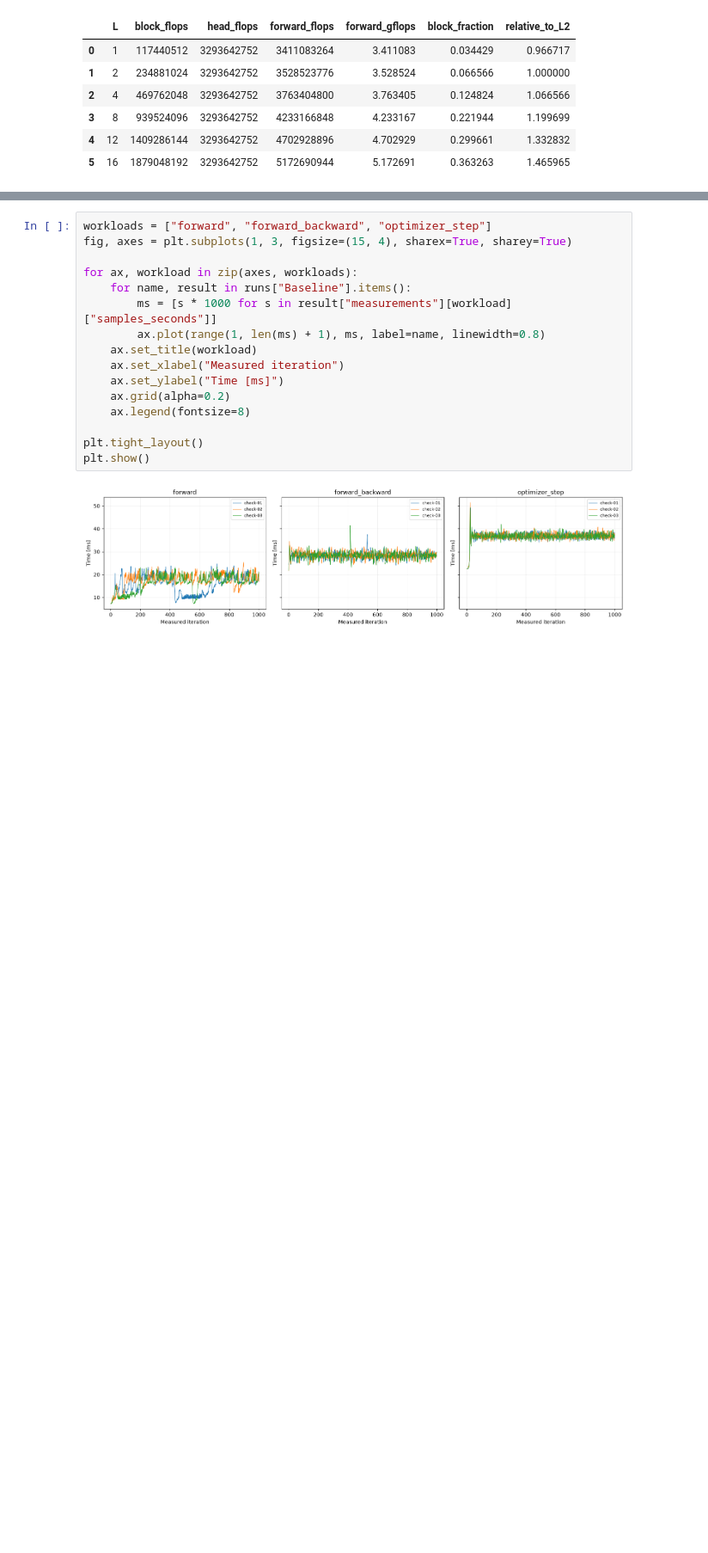
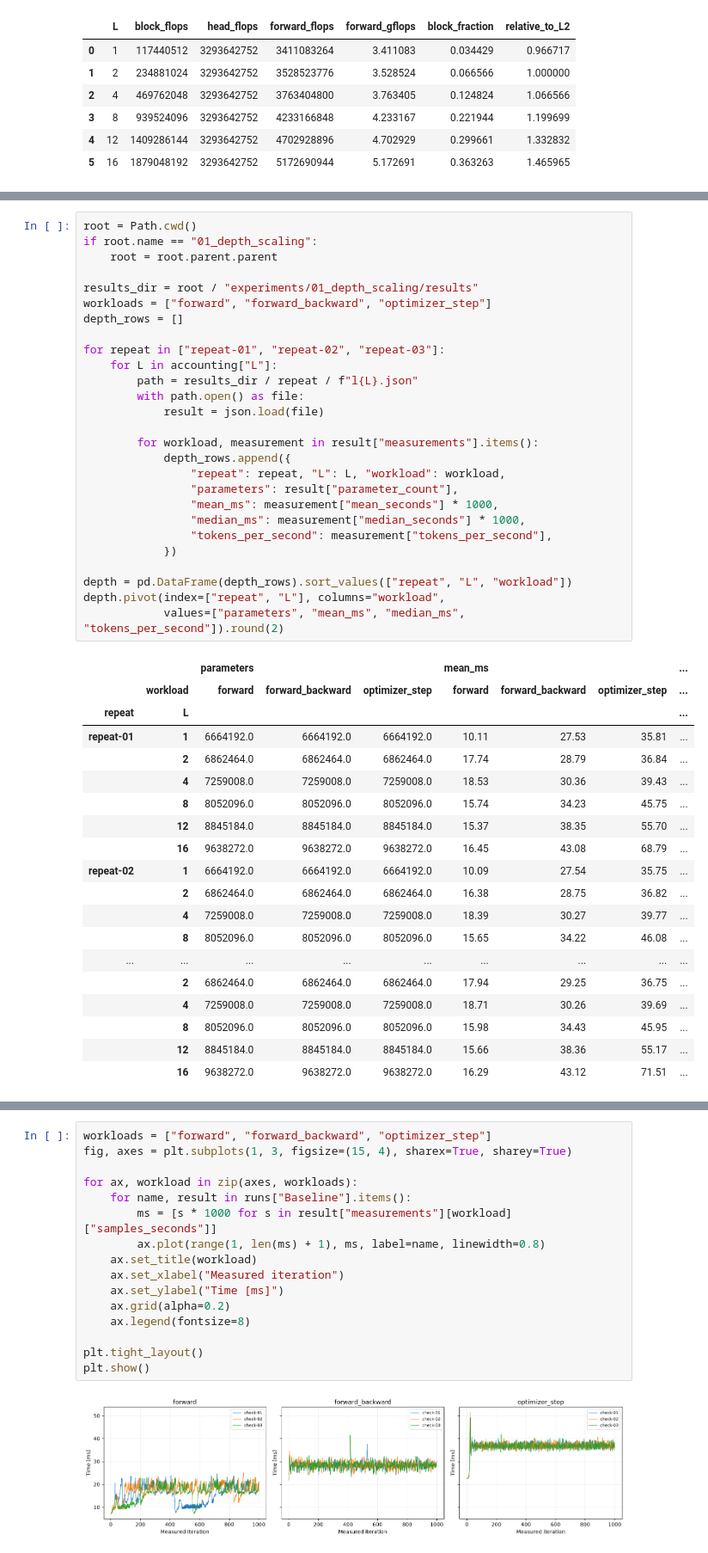
Before and after one commit to WiktorZoga/llm-systems-lab, a Jupyter notebook: experiments/01_depth_scaling/analysis.ipynb, the cells around one changed output, grey strips where cells are left out. Shown at 86% size. Cells and saved outputs as stored; diff of their text form; blank space fills up the shorter version.

```diff
--- a/experiments/01_depth_scaling/analysis.ipynb
+++ b/experiments/01_depth_scaling/analysis.ipynb
@@ -34,0 +47,47 @@ accounting
+# %%
+root = Path.cwd()
+if root.name == "01_depth_scaling":
+    root = root.parent.parent
+
+results_dir = root / "experiments/01_depth_scaling/results"
+workloads = ["forward", "forward_backward", "optimizer_step"]
+depth_rows = []
+
+for repeat in ["repeat-01", "repeat-02", "repeat-03"]:
+    for L in accounting["L"]:
+        path = results_dir / repeat / f"l{L}.json"
+        with path.open() as file:
+            result = json.load(file)
+
+        for workload, measurement in result["measurements"].items():
+            depth_rows.append({
+                "repeat": repeat, "L": L, "workload": workload,
+                "parameters": result["parameter_count"],
+                "mean_ms": measurement["mean_seconds"] * 1000,
+                "median_ms": measurement["median_seconds"] * 1000,
+                "tokens_per_second": measurement["tokens_per_second"],
+            })
+
+depth = pd.DataFrame(depth_rows).sort_values(["repeat", "L", "workload"])
+depth.pivot(index=["repeat", "L"], columns="workload",
+            values=["parameters", "mean_ms", "median_ms", "tokens_per_second"]).round(2)
+# %% [output]
+|  |  | parameters |  |  | mean_ms |  |  | ... |
+|  | workload | forward | forward_backward | optimizer_step | forward | forward_backward | optimizer_step | ... |
+| repeat | L |  |  |  |  |  |  | ... |
+| repeat-01 | 1 | 6664192.0 | 6664192.0 | 6664192.0 | 10.11 | 27.53 | 35.81 | ... |
+|  | 2 | 6862464.0 | 6862464.0 | 6862464.0 | 17.74 | 28.79 | 36.84 | ... |
+|  | 4 | 7259008.0 | 7259008.0 | 7259008.0 | 18.53 | 30.36 | 39.43 | ... |
+|  | 8 | 8052096.0 | 8052096.0 | 8052096.0 | 15.74 | 34.23 | 45.75 | ... |
+|  | 12 | 8845184.0 | 8845184.0 | 8845184.0 | 15.37 | 38.35 | 55.70 | ... |
+|  | 16 | 9638272.0 | 9638272.0 | 9638272.0 | 16.45 | 43.08 | 68.79 | ... |
+| repeat-02 | 1 | 6664192.0 | 6664192.0 | 6664192.0 | 10.09 | 27.54 | 35.75 | ... |
+|  | 2 | 6862464.0 | 6862464.0 | 6862464.0 | 16.38 | 28.75 | 36.82 | ... |
+|  | 4 | 7259008.0 | 7259008.0 | 7259008.0 | 18.39 | 30.27 | 39.77 | ... |
+|  | 8 | 8052096.0 | 8052096.0 | 8052096.0 | 15.65 | 34.22 | 46.08 | ... |
+| ... | ... | ... | ... | ... | ... | ... | ... | ... |
+|  | 2 | 6862464.0 | 6862464.0 | 6862464.0 | 17.94 | 29.25 | 36.75 | ... |
+|  | 4 | 7259008.0 | 7259008.0 | 7259008.0 | 18.71 | 30.26 | 39.69 | ... |
+|  | 8 | 8052096.0 | 8052096.0 | 8052096.0 | 15.98 | 34.43 | 45.95 | ... |
+|  | 12 | 8845184.0 | 8845184.0 | 8845184.0 | 15.66 | 38.36 | 55.17 | ... |
+|  | 16 | 9638272.0 | 9638272.0 | 9638272.0 | 16.29 | 43.12 | 71.51 | ... |
```
Also changed, not shown: parts of 8 cells of this notebook, 38 other files.
